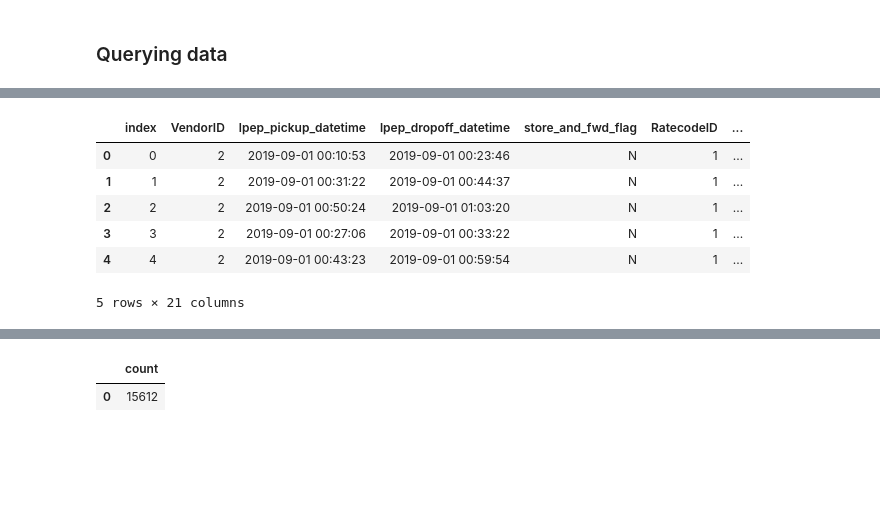
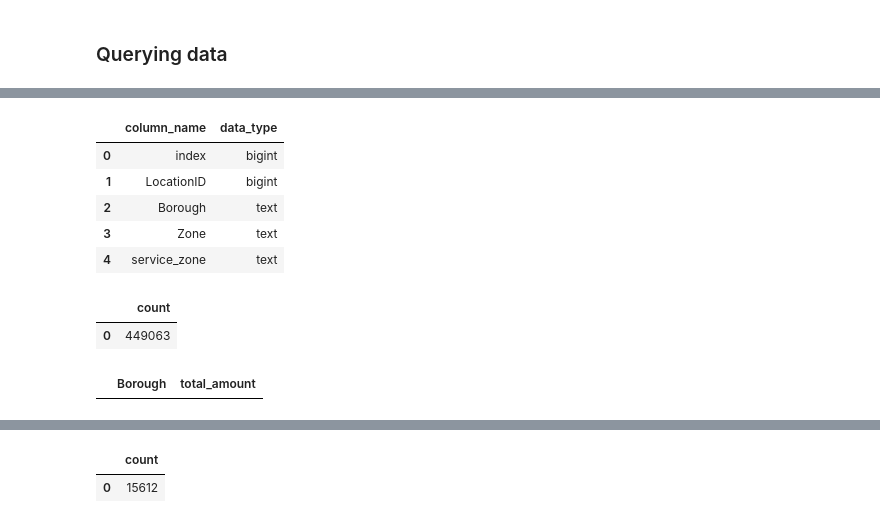
Before and after one commit to MikeMadeira/Data-Engineering-Zoomcamp, a Jupyter notebook: ingest_data_to_postgres.ipynb, the cells around one changed output, grey strips where cells are left out. Cells and saved outputs as stored; diff of their text form; code cells hidden in the pictures; blank space fills up the shorter version.

```diff
--- a/ingest_data_to_postgres.ipynb
+++ b/ingest_data_to_postgres.ipynb
@@ -125,16 +170,38 @@ Finished ingesting data into the postgres database
+# %%
+query = """
+SELECT column_name, data_type
+FROM information_schema.columns
+WHERE table_name = 'taxi_trips_zones';
+"""
+pd.read_sql(query, con=engine)
+# %% [output]
+|  | column_name | data_type |
+| 0 | index | bigint |
+| 1 | LocationID | bigint |
+| 2 | Borough | text |
+| 3 | Zone | text |
+| 4 | service_zone | text |
 # %%
 query = """
 SELECT
-    *
-FROM green_taxi_data
-LIMIT 5
+    COUNT(*)
+FROM green_taxi_trips
 """
 pd.read_sql(query, con=engine)
 # %% [output]
-|  | index | VendorID | lpep_pickup_datetime | lpep_dropoff_datetime | store_and_fwd_flag | RatecodeID | ... |
-| 0 | 0 | 2 | 2019-09-01 00:10:53 | 2019-09-01 00:23:46 | N | 1 | ... |
-| 1 | 1 | 2 | 2019-09-01 00:31:22 | 2019-09-01 00:44:37 | N | 1 | ... |
-| 2 | 2 | 2 | 2019-09-01 00:50:24 | 2019-09-01 01:03:20 | N | 1 | ... |
-| 3 | 3 | 2 | 2019-09-01 00:27:06 | 2019-09-01 00:33:22 | N | 1 | ... |
-| 4 | 4 | 2 | 2019-09-01 00:43:23 | 2019-09-01 00:59:54 | N | 1 | ... |
+|  | count |
+| 0 | 449063 |
-5 rows × 21 columns
+# %%
+query = """
+SELECT
+    ttz."Borough",
+    gtt."total_amount"
+FROM green_taxi_trips gtt
+LEFT JOIN taxi_trips_zones ttz
+    ON gtt."PULocationID" = ttz."LocationID"
+WHERE gtt."lpep_pickup_datetime" = '2019-09-18' and gtt."total_amount" > 50000
+ORDER BY gtt."total_amount" DESC
+"""
+pd.read_sql(query, con=engine)
+# %% [output]
+|  | Borough | total_amount |
```
Also changed, not shown: parts of 10 cells of this notebook, 1 other file.
